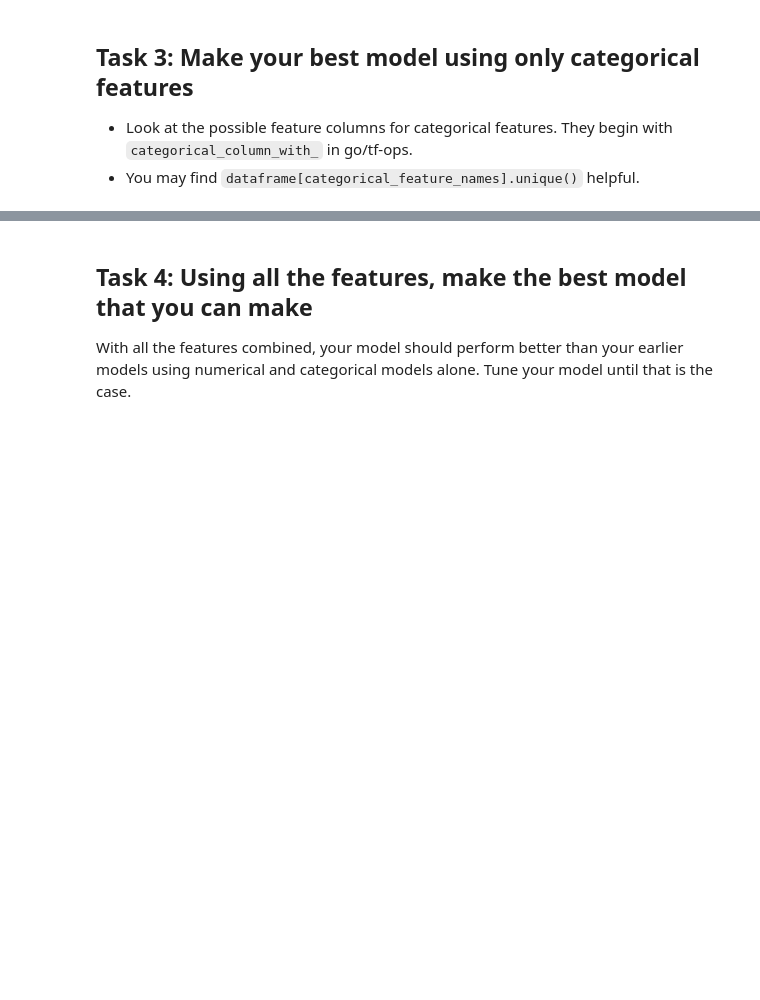
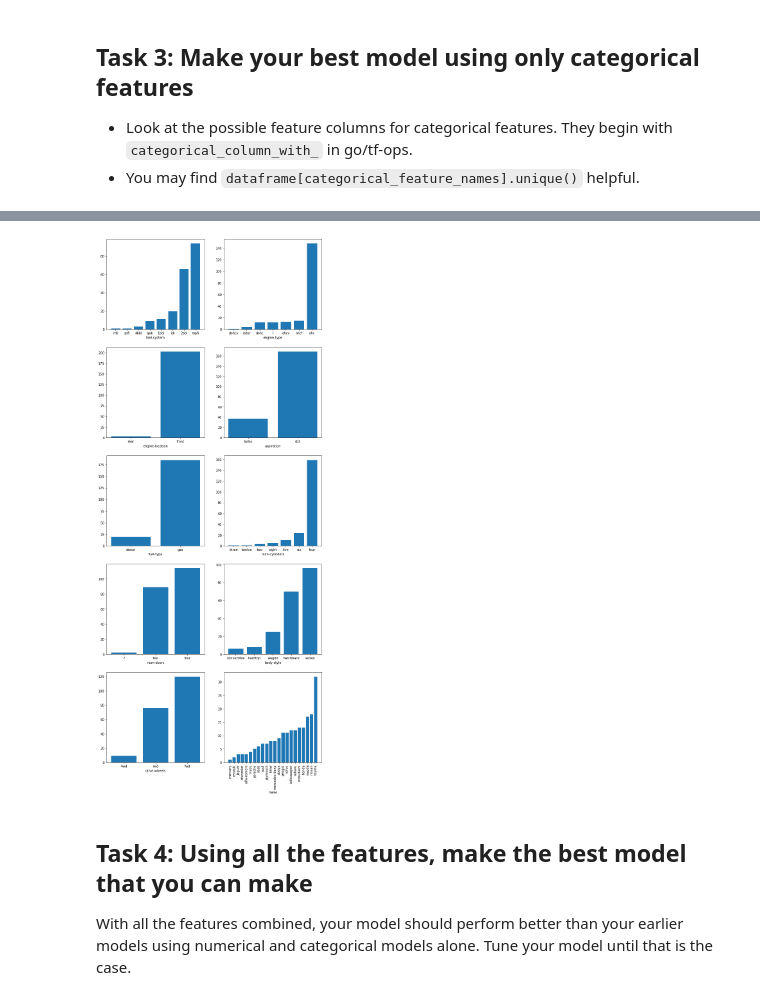
Before and after one commit to IanEdington/learn, a Jupyter notebook: machine-learning/ggl-mlcc/intro_to_modeling.ipynb, the cells around one changed output, grey strips where cells are left out. Drawn from its saved outputs; the diff is of its cells as text; code cells hidden in the pictures; blank space fills up the shorter version.

```diff
--- a/machine-learning/ggl-mlcc/intro_to_modeling.ipynb
+++ b/machine-learning/ggl-mlcc/intro_to_modeling.ipynb
@@ -2040,0 +2040,4 @@ NanLossDuringTrainingError: NaN loss during training.
+# %%
+# what are the values in each column
+for feature_name in categorical_feature_names:
+    print(feature_name, ': ', car_data[feature_name].unique())
@@ -2040,0 +2067,30 @@ NanLossDuringTrainingError: NaN loss during training.
+# %%
+from matplotlib import pyplot as plt
+num_cols = 2
+num_rows = int(math.ceil(len(categorical_feature_names)/float(num_cols)))
+f, axarr = plt.subplots(num_rows, num_cols)
+size = 6
+f.set_size_inches(num_cols*size, num_rows*size)
+
+
+for i, feature_name in enumerate(categorical_feature_names):
+    values = car_data[feature_name]
+    value_count = {}
+
+    for value in values:
+        if value not in value_count:
+            value_count[value] = 0
+        value_count[value] += 1
+
+    unique_values = sorted(list(value_count.keys()), key=lambda value: value_count[value])
+    axis = axarr[int(i/num_cols), i%num_cols]
+    axis.set_xlabel(feature_name)
+
+    if feature_name == "make":
+        axis.tick_params('x', labelrotation=90)
+
+    axis.bar(unique_values, list(map(lambda value: value_count[value], unique_values)))
+
+plt.show()
+# %% [output]
+[figure, added]
```
Also changed, not shown: parts of 34 cells of this notebook.
